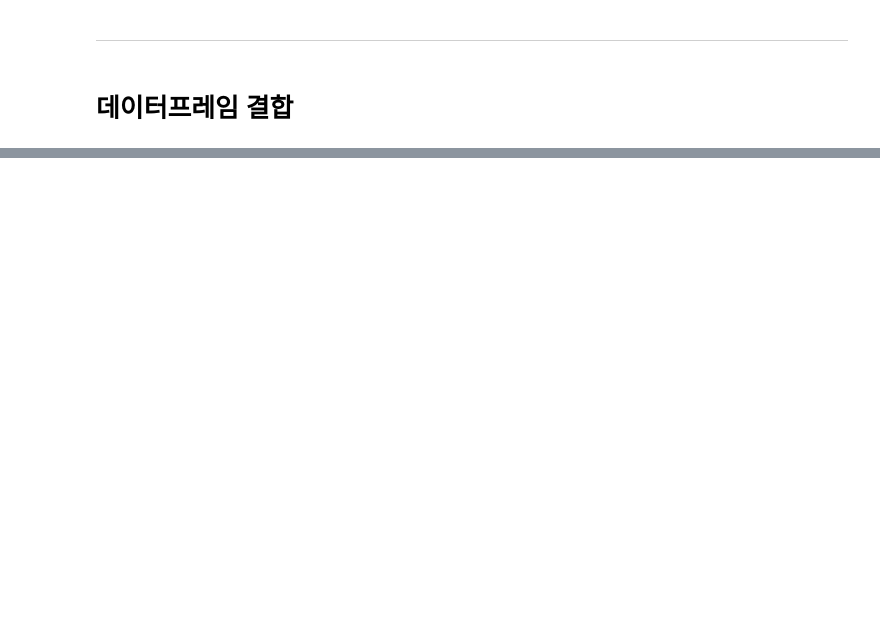
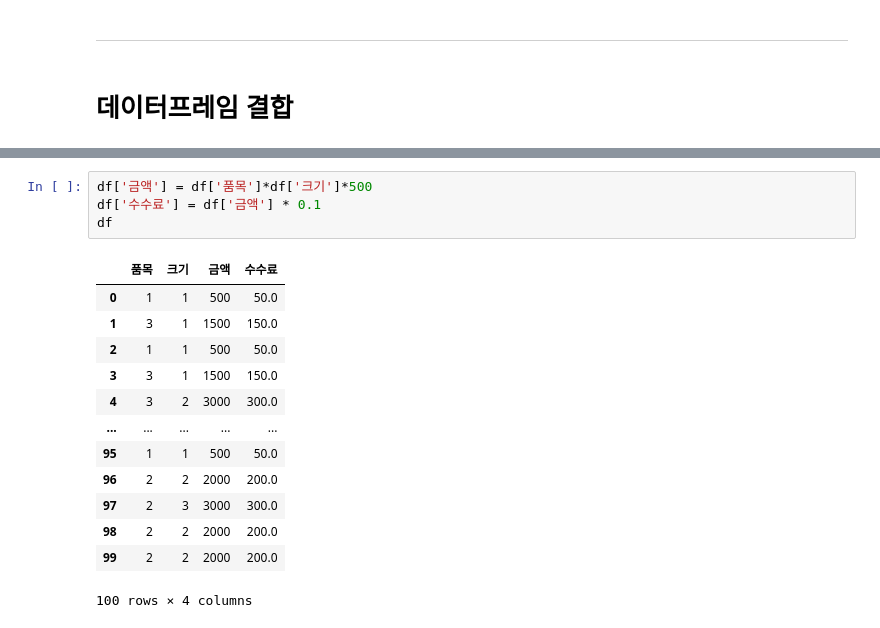
Before and after one commit to Junuux/Python_ML, a Jupyter notebook: Python/Preprocessing.ipynb, the cells around one changed output, grey strips where cells are left out. Saved outputs shown, nothing was run; the diff lists cells and outputs as text; blank space fills up the shorter version.

```diff
--- a/Python/Preprocessing.ipynb
+++ b/Python/Preprocessing.ipynb
@@ -1029,0 +1511,18 @@ df
+# %%
+df['금액'] = df['품목']*df['크기']*500
+df['수수료'] = df['금액'] * 0.1
+df
+# %% [output]
+|  | 품목 | 크기 | 금액 | 수수료 |
+| 0 | 1 | 1 | 500 | 50.0 |
+| 1 | 3 | 1 | 1500 | 150.0 |
+| 2 | 1 | 1 | 500 | 50.0 |
+| 3 | 3 | 1 | 1500 | 150.0 |
+| 4 | 3 | 2 | 3000 | 300.0 |
+| ... | ... | ... | ... | ... |
+| 95 | 1 | 1 | 500 | 50.0 |
+| 96 | 2 | 2 | 2000 | 200.0 |
+| 97 | 2 | 3 | 3000 | 300.0 |
+| 98 | 2 | 2 | 2000 | 200.0 |
+| 99 | 2 | 2 | 2000 | 200.0 |
+100 rows × 4 columns
```
Also changed, not shown: parts of 113 cells of this notebook, 6 other files.
